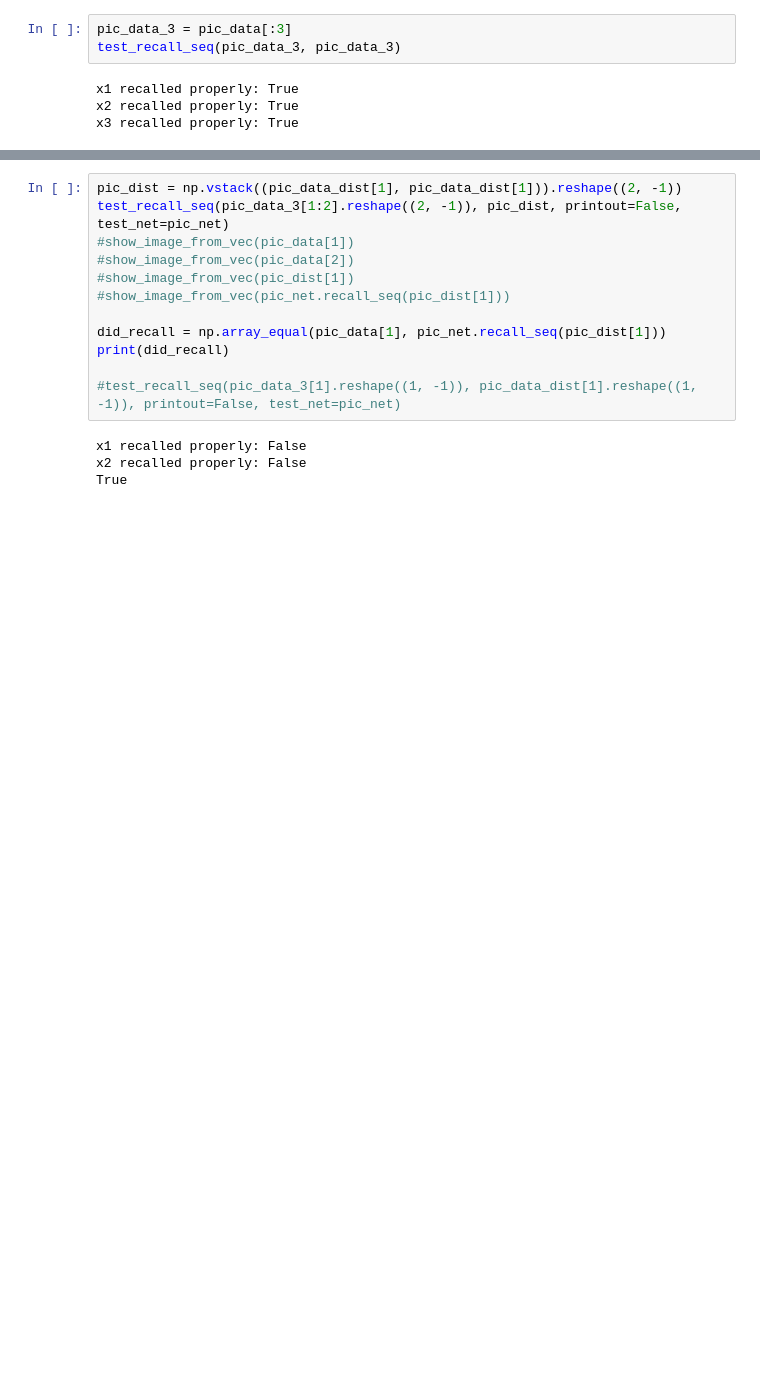
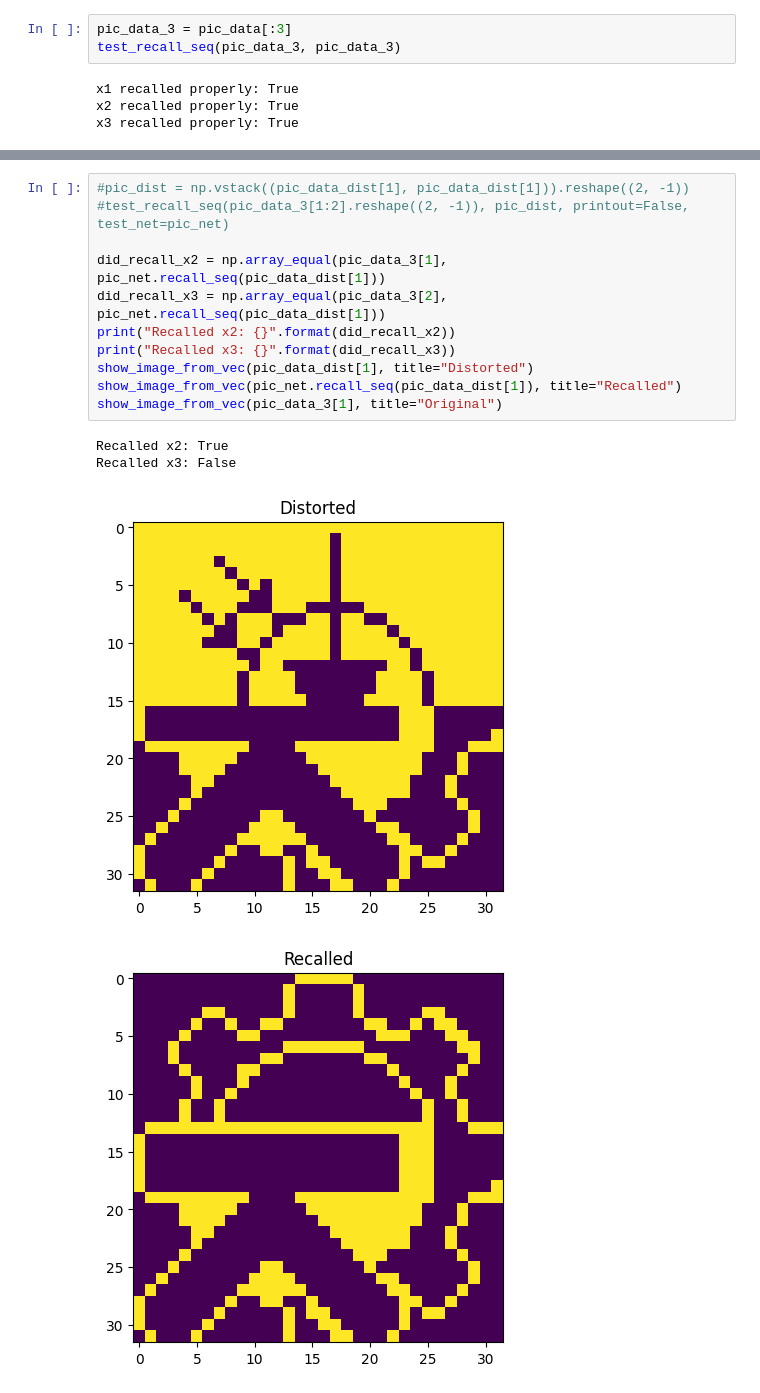
Before and after one commit to sebastians1999/DD2437_ANNs, a Jupyter notebook: lab3/hopfield_nets.ipynb, the cells around one changed output, grey strips where cells are left out. Drawn from its saved outputs; the diff is of its cells as text; blank space fills up the shorter version.

```diff
--- a/lab3/hopfield_nets.ipynb
+++ b/lab3/hopfield_nets.ipynb
@@ -239,16 +252,16 @@ Beats me why old recall test does not work below - anyways it does recall p2-p3
 # %%
-pic_dist = np.vstack((pic_data_dist[1], pic_data_dist[1])).reshape((2, -1))
-test_recall_seq(pic_data_3[1:2].reshape((2, -1)), pic_dist, printout=False, test_net=pic_net)
-#show_image_from_vec(pic_data[1])
-#show_image_from_vec(pic_data[2])
-#show_image_from_vec(pic_dist[1])
-#show_image_from_vec(pic_net.recall_seq(pic_dist[1]))
+#pic_dist = np.vstack((pic_data_dist[1], pic_data_dist[1])).reshape((2, -1))
+#test_recall_seq(pic_data_3[1:2].reshape((2, -1)), pic_dist, printout=False, test_net=pic_net)
 
-did_recall = np.array_equal(pic_data[1], pic_net.recall_seq(pic_dist[1]))
-print(did_recall)
-
-#test_recall_seq(pic_data_3[1].reshape((1, -1)), pic_data_dist[1].reshape((1, -1)), printout=False, test_net=pic_net)
+did_recall_x2 = np.array_equal(pic_data_3[1], pic_net.recall_seq(pic_data_dist[1]))
+did_recall_x3 = np.array_equal(pic_data_3[2], pic_net.recall_seq(pic_data_dist[1]))
+print("Recalled x2: {}".format(did_recall_x2))
+print("Recalled x3: {}".format(did_recall_x3))
+show_image_from_vec(pic_data_dist[1], title="Distorted")
+show_image_from_vec(pic_net.recall_seq(pic_data_dist[1]), title="Recalled")
+show_image_from_vec(pic_data_3[1], title="Original")
 # %% [output]
-x1 recalled properly: False
-x2 recalled properly: False
-True
+Recalled x2: True
+Recalled x3: False
+[figure, added]
+[figure, added]
```
Also changed, not shown: parts of 14 cells of this notebook.
